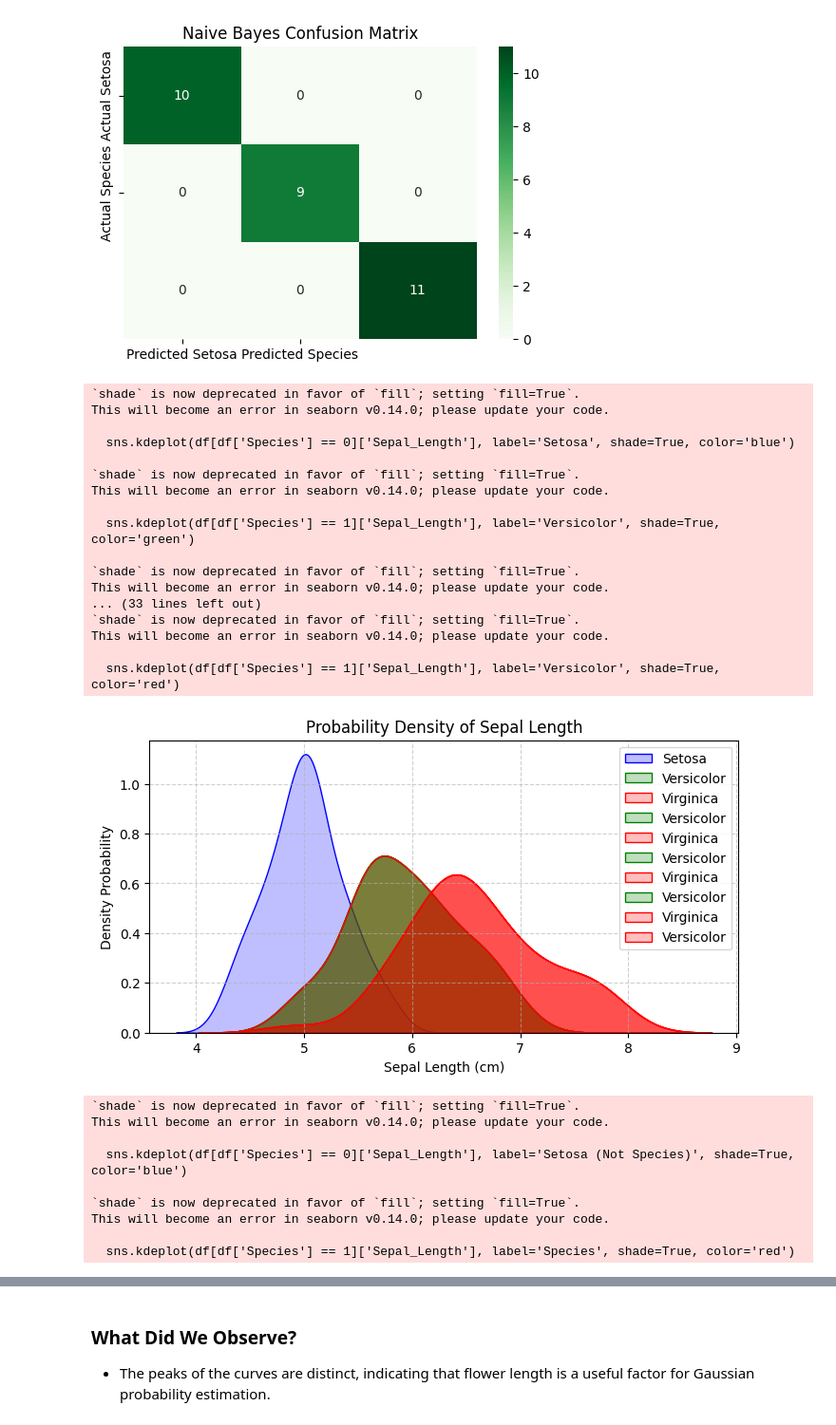
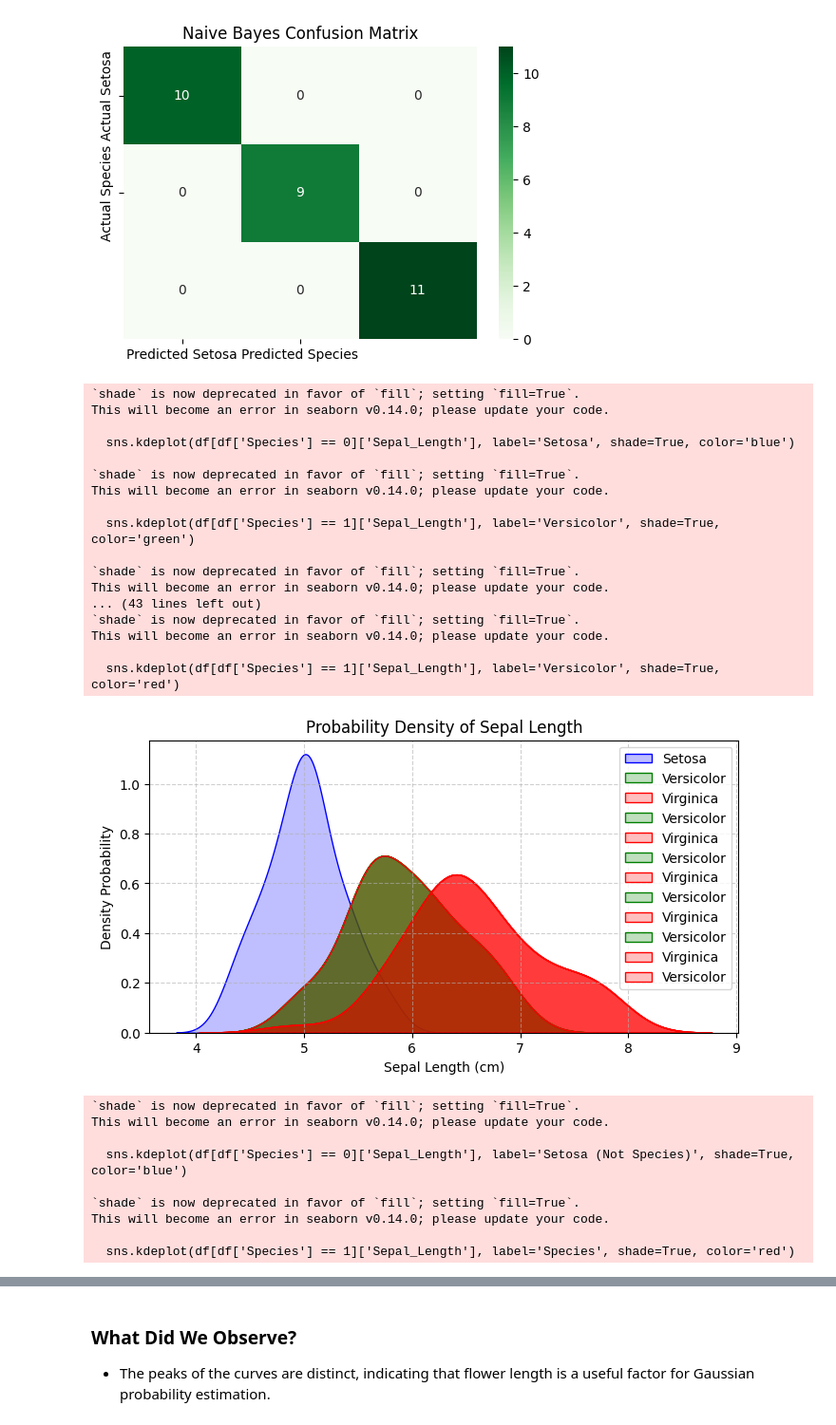
Before and after one commit to JayanGupta/Data_Science_Notes, a Jupyter notebook: models/Naive_Bayes.ipynb, the cells around one changed output, grey strips where cells are left out. Shown at 95% size. Drawn from its saved outputs; the diff is of its cells as text; code cells hidden in the pictures.

```diff
--- a/models/Naive_Bayes.ipynb
+++ b/models/Naive_Bayes.ipynb
@@ -208,6 +208,8 @@ plt.show()
 # Plot 2: Probability Density Curves for Sepal_Length
 plt.figure(figsize=(8, 4))
 sns.kdeplot(df[df['Species'] == 0]['Sepal_Length'], label='Setosa', shade=True, color='blue')
+sns.kdeplot(df[df['Species'] == 1]['Sepal_Length'], label='Versicolor', shade=True, color='green')
+sns.kdeplot(df[df['Species'] == 2]['Sepal_Length'], label='Virginica', shade=True, color='red')
 sns.kdeplot(df[df['Species'] == 1]['Sepal_Length'], label='Versicolor', shade=True, color='green')
 sns.kdeplot(df[df['Species'] == 2]['Sepal_Length'], label='Virginica', shade=True, color='red')
 sns.kdeplot(df[df['Species'] == 1]['Sepal_Length'], label='Versicolor', shade=True, color='green')
@@ -222,35 +224,35 @@ plt.xlabel('Sepal Length (cm)')
 plt.ylabel('Density Probability')
 plt.legend()
 plt.grid(True, linestyle='--', alpha=0.6)
 plt.show()
 plt.figure(figsize=(8, 4))
 sns.kdeplot(df[df['Species'] == 0]['Sepal_Length'], label='Setosa (Not Species)', shade=True, color='blue')
 sns.kdeplot(df[df['Species'] == 1]['Sepal_Length'], label='Species', shade=True, color='red')
 plt.title('Probability Density of Flower Length')
 plt.xlabel('Flower Length')
 plt.ylabel('Density Probability')
 plt.legend()
 plt.grid(True, linestyle='--', alpha=0.6)
 plt.show()
 # %% [output]
 `shade` is now deprecated in favor of `fill`; setting `fill=True`.
 This will become an error in seaborn v0.14.0; please update your code.
 
   sns.kdeplot(df[df['Species'] == 0]['Sepal_Length'], label='Setosa', shade=True, color='blue')
 
 `shade` is now deprecated in favor of `fill`; setting `fill=True`.
 This will become an error in seaborn v0.14.0; please update your code.
 
   sns.kdeplot(df[df['Species'] == 1]['Sepal_Length'], label='Versicolor', shade=True, color='green')
 
 `shade` is now deprecated in favor of `fill`; setting `fill=True`.
 This will become an error in seaborn v0.14.0; please update your code.
-... (33 lines left out)
+... (43 lines left out)
 `shade` is now deprecated in favor of `fill`; setting `fill=True`.
 This will become an error in seaborn v0.14.0; please update your code.
 
   sns.kdeplot(df[df['Species'] == 1]['Sepal_Length'], label='Versicolor', shade=True, color='red')
-[figure, old version]
+[figure, new version]
 `shade` is now deprecated in favor of `fill`; setting `fill=True`.
 This will become an error in seaborn v0.14.0; please update your code.
 
```
Also changed, not shown: 7 other files.
